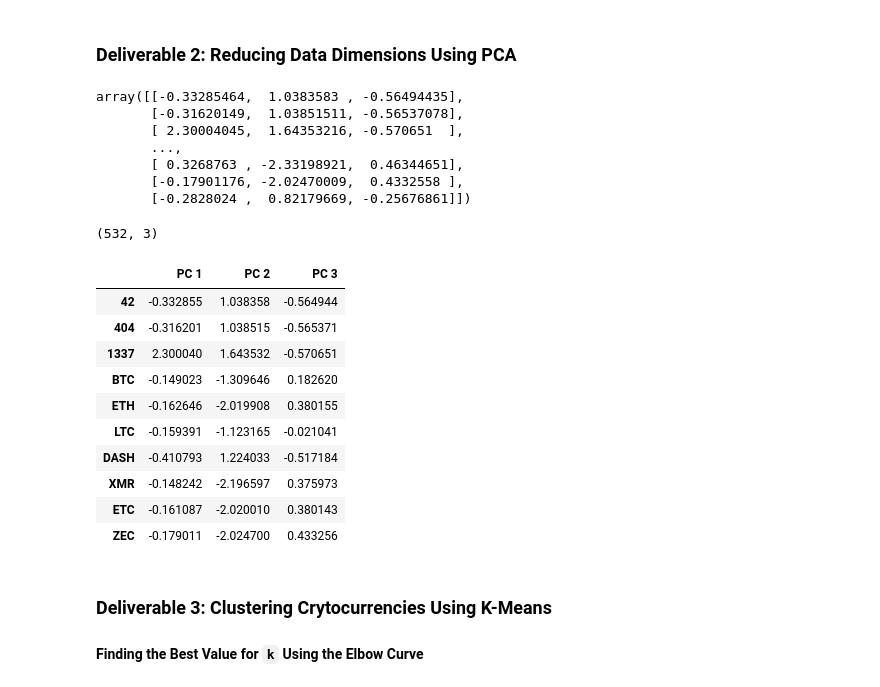
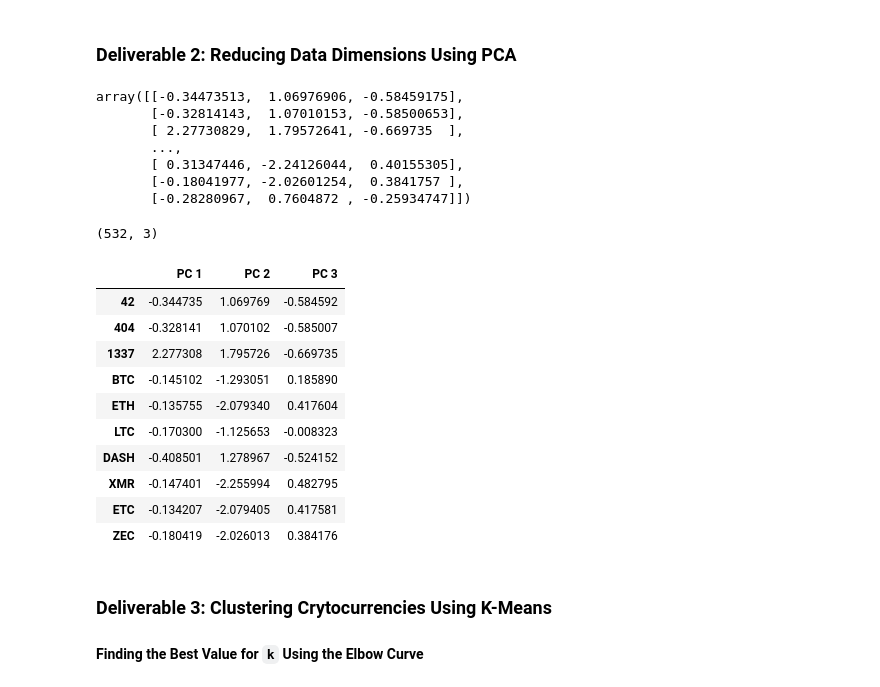
Before and after one commit to mrneuenschwander/Cryptocurrencies, a Jupyter notebook: challenge/crypto_clustering.ipynb, the cells around one changed output. Drawn from its saved outputs; the diff is of its cells as text; code cells hidden in the pictures.

```diff
--- a/challenge/crypto_clustering.ipynb
+++ b/challenge/crypto_clustering.ipynb
@@ -171,30 +172,38 @@ array([[-0.11710817, -0.1528703 , -0.0433963 , ..., -0.0433963 ,
 # %%
 # Using PCA to reduce dimension to three principal components.
 # YOUR CODE HERE
+pca = PCA(n_components=3)
+crypto_pca = pca.fit_transform(crypto_scaled)
+crypto_pca
 # %% [output]
-array([[-0.33285464,  1.0383583 , -0.56494435],
-       [-0.31620149,  1.03851511, -0.56537078],
-       [ 2.30004045,  1.64353216, -0.570651  ],
+array([[-0.34473513,  1.06976906, -0.58459175],
+       [-0.32814143,  1.07010153, -0.58500653],
+       [ 2.27730829,  1.79572641, -0.669735  ],
        ...,
-       [ 0.3268763 , -2.33198921,  0.46344651],
-       [-0.17901176, -2.02470009,  0.4332558 ],
-       [-0.2828024 ,  0.82179669, -0.25676861]])
+       [ 0.31347446, -2.24126044,  0.40155305],
+       [-0.18041977, -2.02601254,  0.3841757 ],
+       [-0.28280967,  0.7604872 , -0.25934747]])
 # %%
 # Create a DataFrame with the three principal components.
 # YOUR CODE HERE
+df_crypto_pca = pd.DataFrame(
+    data=crypto_pca, columns=["PC 1", "PC 2", "PC 3"], index=df_crypto_dummies.index
+)
+print(df_crypto_pca.shape)
+df_crypto_pca.head(10)
 # %% [output]
 (532, 3)
 |  | PC 1 | PC 2 | PC 3 |
-| 42 | -0.332855 | 1.038358 | -0.564944 |
-| 404 | -0.316201 | 1.038515 | -0.565371 |
-| 1337 | 2.300040 | 1.643532 | -0.570651 |
-| BTC | -0.149023 | -1.309646 | 0.182620 |
-| ETH | -0.162646 | -2.019908 | 0.380155 |
-| LTC | -0.159391 | -1.123165 | -0.021041 |
-| DASH | -0.410793 | 1.224033 | -0.517184 |
-| XMR | -0.148242 | -2.196597 | 0.375973 |
-| ETC | -0.161087 | -2.020010 | 0.380143 |
-| ZEC | -0.179011 | -2.024700 | 0.433256 |
+| 42 | -0.344735 | 1.069769 | -0.584592 |
+| 404 | -0.328141 | 1.070102 | -0.585007 |
+| 1337 | 2.277308 | 1.795726 | -0.669735 |
+| BTC | -0.145102 | -1.293051 | 0.185890 |
+| ETH | -0.135755 | -2.079340 | 0.417604 |
+| LTC | -0.170300 | -1.125653 | -0.008323 |
+| DASH | -0.408501 | 1.278967 | -0.524152 |
+| XMR | -0.147401 | -2.255994 | 0.482795 |
+| ETC | -0.134207 | -2.079405 | 0.417581 |
+| ZEC | -0.180419 | -2.026013 | 0.384176 |
 # %% [markdown]
 ### Deliverable 3: Clustering Crytocurrencies Using K-Means
 
```
Also changed, not shown: parts of 5 cells of this notebook, 1 other file.
